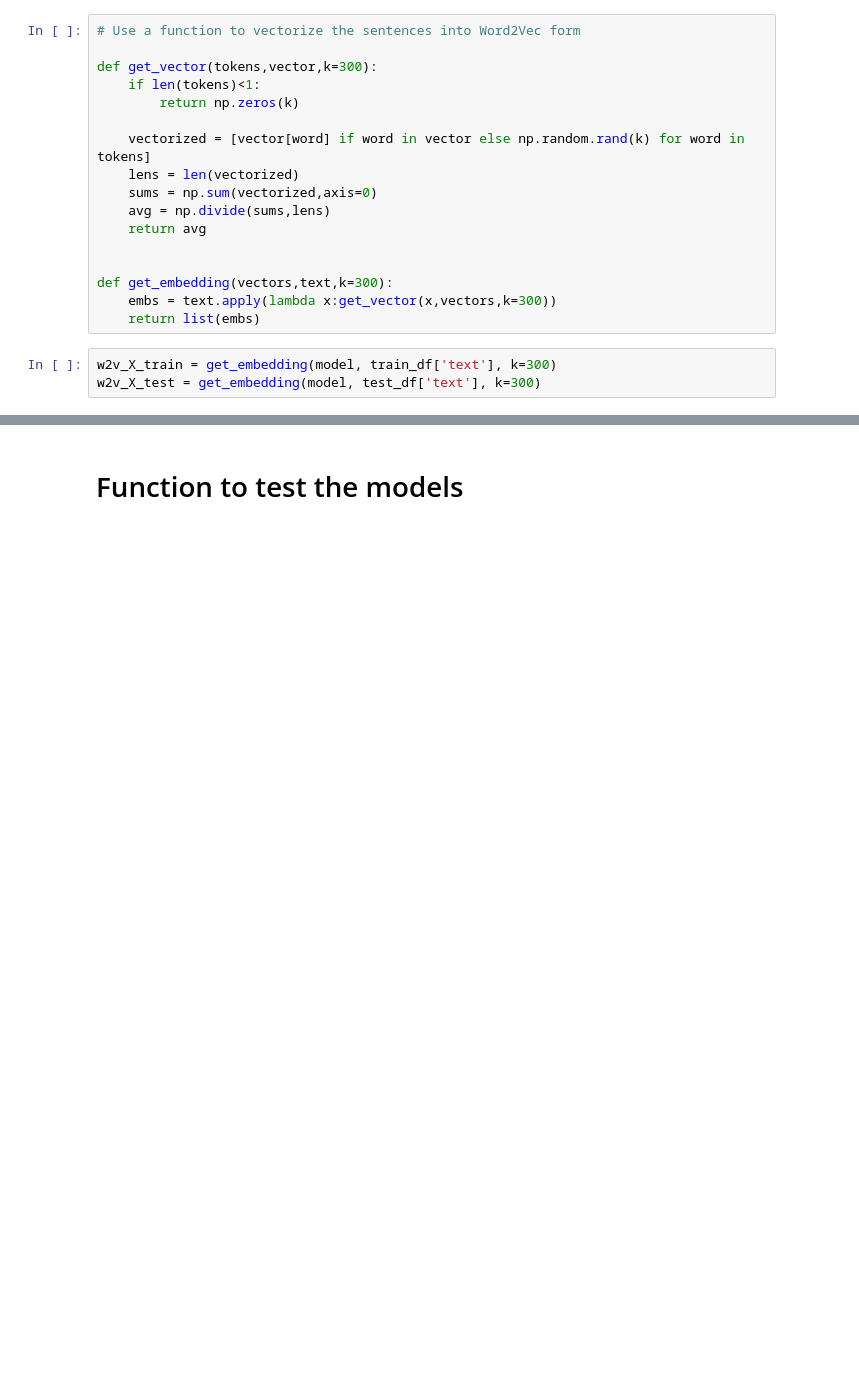
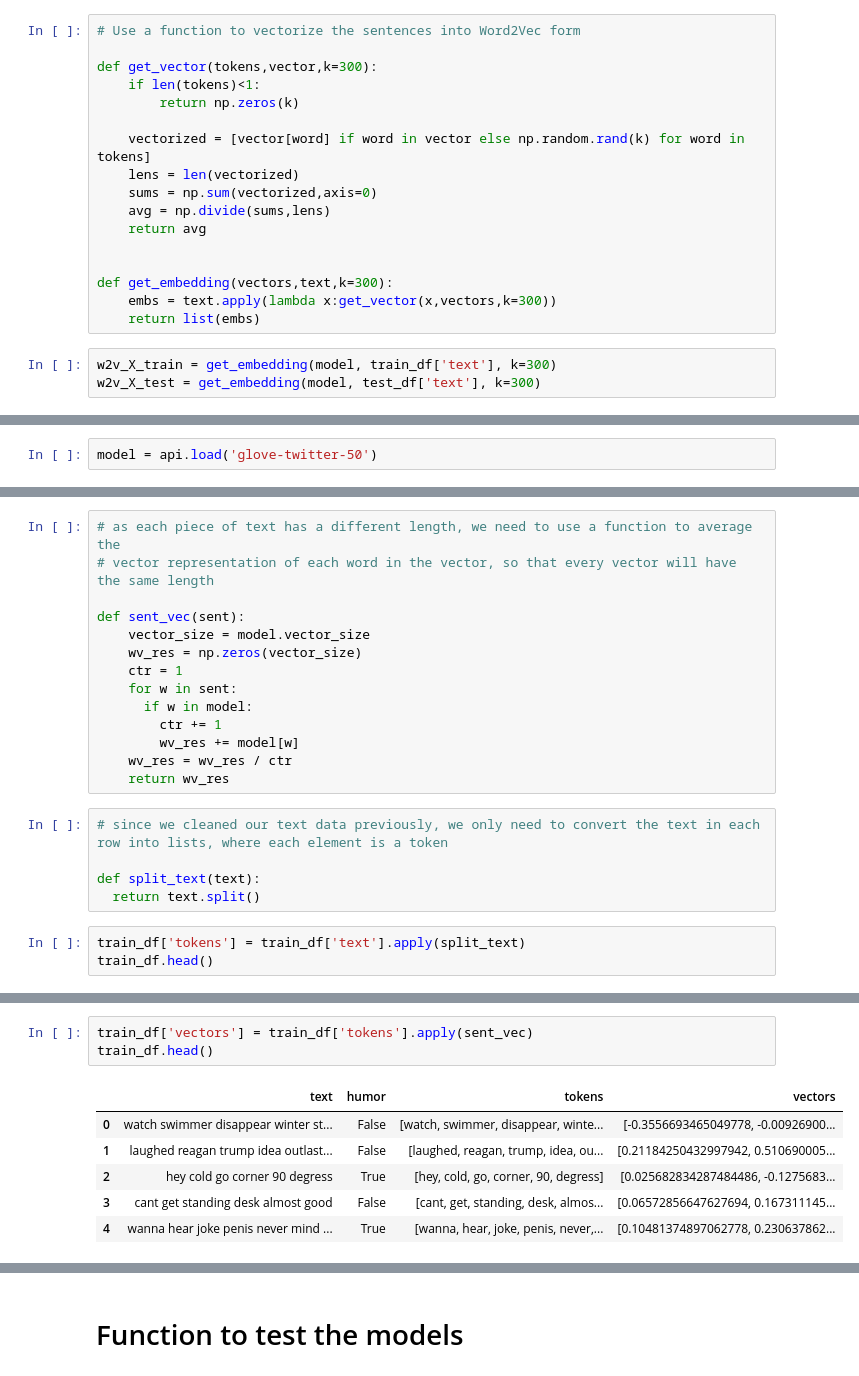
Before and after one commit to yjiahao/Humor-Detection, a Jupyter notebook: ML_models_experimentation.ipynb, the cells around one changed output, grey strips where cells are left out. Saved outputs shown, nothing was run; the diff lists cells and outputs as text; blank space fills up the shorter version.

Commit message:
added GloVe text representation

```diff
--- a/ML_models_experimentation.ipynb
+++ b/ML_models_experimentation.ipynb
@@ -156,0 +160,2 @@ tfidf_X_test = tfidf_vectorizer.transform(X_test)
+# %%
+model = api.load('glove-twitter-50')
@@ -156,0 +164,22 @@ tfidf_X_test = tfidf_vectorizer.transform(X_test)
+# %%
+# as each piece of text has a different length, we need to use a function to average the
+# vector representation of each word in the vector, so that every vector will have the same length
+
+def sent_vec(sent):
+    vector_size = model.vector_size
+    wv_res = np.zeros(vector_size)
+    ctr = 1
+    for w in sent:
+      if w in model:
+        ctr += 1
+        wv_res += model[w]
+    wv_res = wv_res / ctr
+    return wv_res
+# %%
+# since we cleaned our text data previously, we only need to convert the text in each row into lists, where each element is a token
+
+def split_text(text):
+  return text.split()
+# %%
+train_df['tokens'] = train_df['text'].apply(split_text)
+train_df.head()
@@ -156,0 +203,10 @@ tfidf_X_test = tfidf_vectorizer.transform(X_test)
+# %%
+train_df['vectors'] = train_df['tokens'].apply(sent_vec)
+train_df.head()
+# %% [output]
+|  | text | humor | tokens | vectors |
+| 0 | watch swimmer disappear winter st... | False | [watch, swimmer, disappear, winte... | [-0.3556693465049778, -0.00926900... |
+| 1 | laughed reagan trump idea outlast... | False | [laughed, reagan, trump, idea, ou... | [0.21184250432997942, 0.510690005... |
+| 2 | hey cold go corner 90 degress | True | [hey, cold, go, corner, 90, degress] | [0.025682834287484486, -0.1275683... |
+| 3 | cant get standing desk almost good | False | [cant, get, standing, desk, almos... | [0.06572856647627694, 0.167311145... |
+| 4 | wanna hear joke penis never mind ... | True | [wanna, hear, joke, penis, never,... | [0.10481374897062778, 0.230637862... |
```
Also changed, not shown: parts of 28 cells of this notebook.
